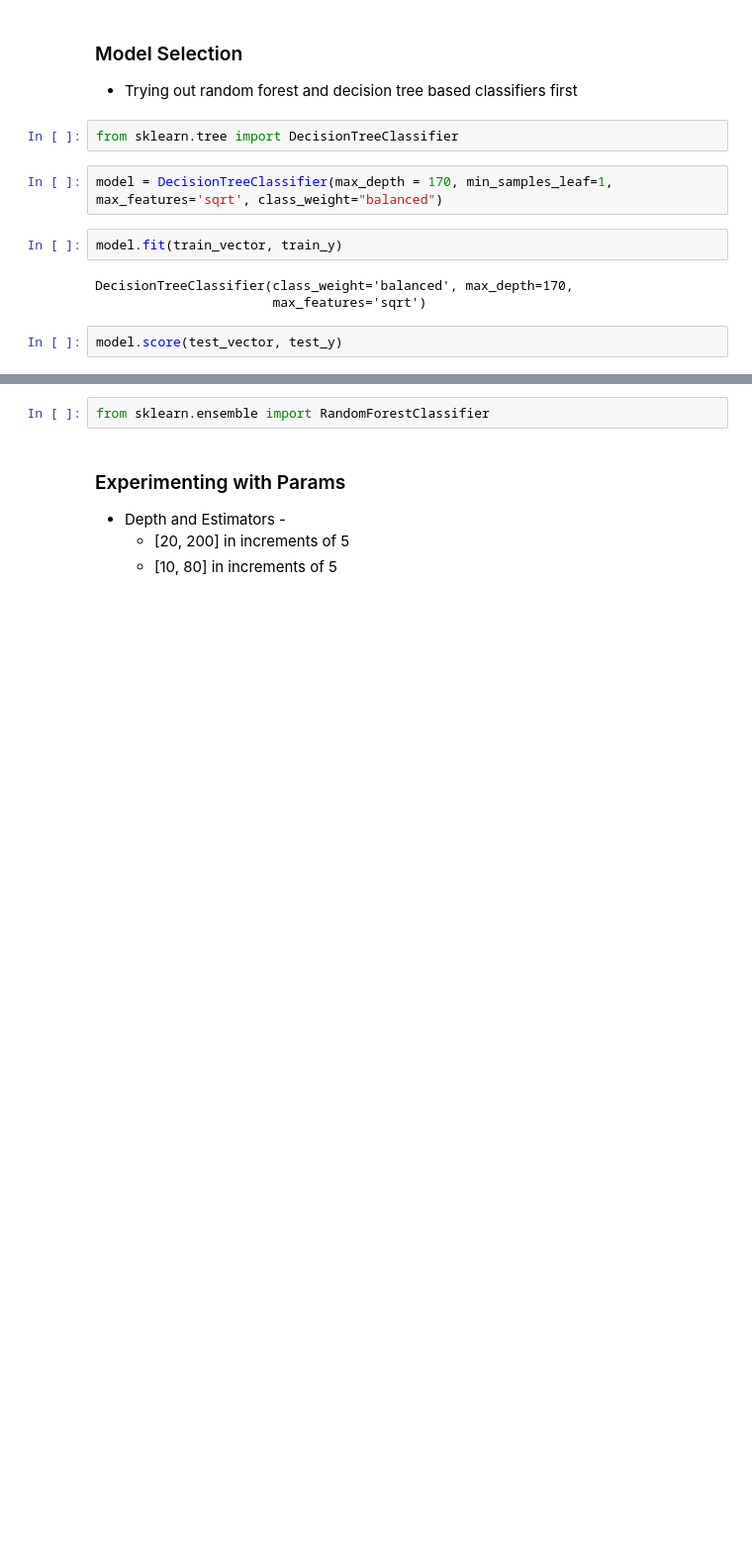
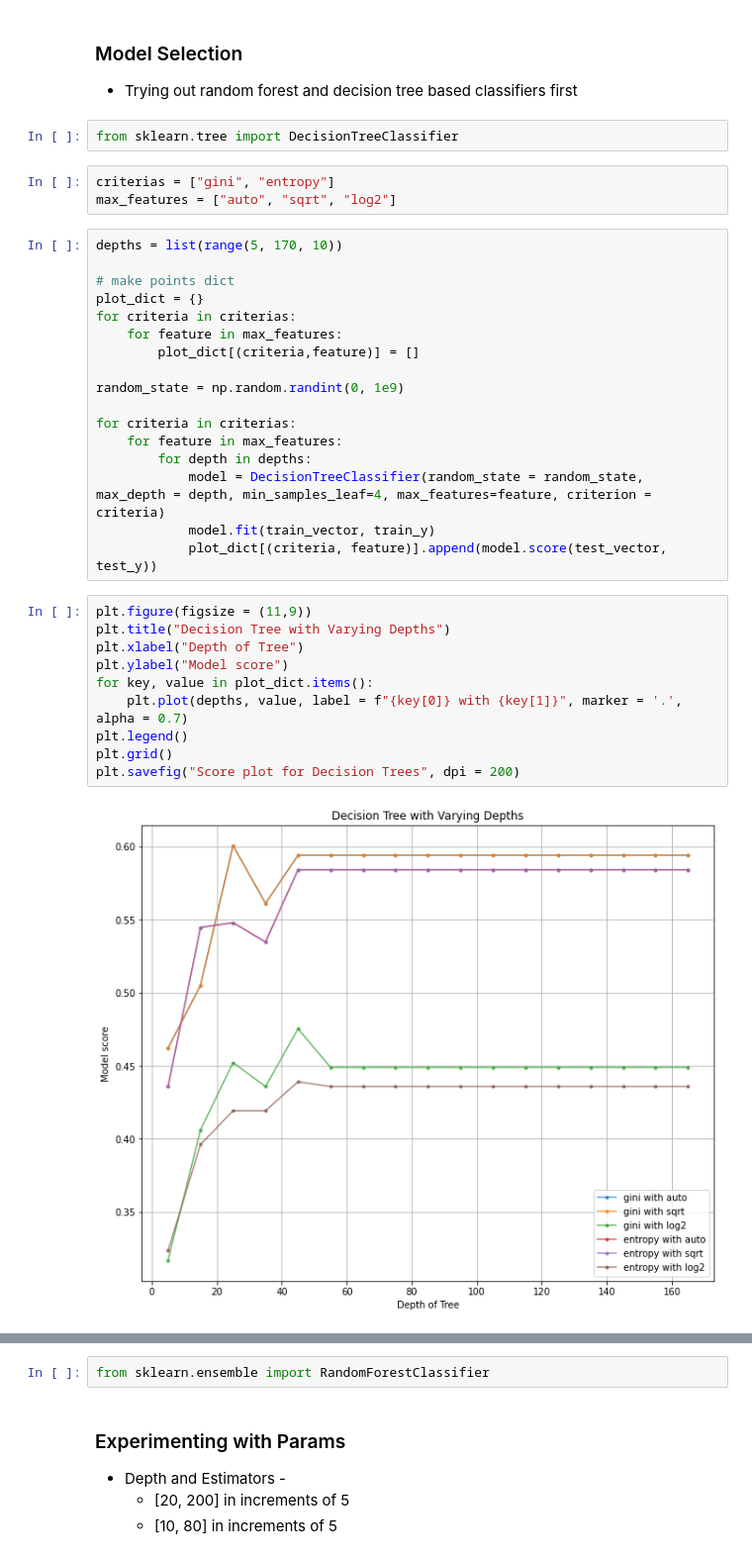
Before and after one commit to ChoiceBTP/web-classifier-build, a Jupyter notebook: model-build/Model Training + Selection.ipynb, the cells around one changed output, grey strips where cells are left out. Shown at 99% size. Saved outputs shown, nothing was run; the diff lists cells and outputs as text; blank space fills up the shorter version.

```diff
--- a/model-build/Model Training + Selection.ipynb
+++ b/model-build/Model Training + Selection.ipynb
@@ -187,12 +190,35 @@ Name: class_labels, dtype: int64
 - Trying out random forest and decision tree based classifiers first
 # %%
 from sklearn.tree import DecisionTreeClassifier
+# %%
+criterias = ["gini", "entropy"]
+max_features = ["auto", "sqrt", "log2"]
 # %%
-model = DecisionTreeClassifier(max_depth = 170, min_samples_leaf=1, max_features='sqrt', class_weight="balanced")
+depths = list(range(5, 170, 10))
+
+# make points dict
+plot_dict = {}
+for criteria in criterias:
+    for feature in max_features:
+        plot_dict[(criteria,feature)] = []
+
+random_state = np.random.randint(0, 1e9)
+
+for criteria in criterias:
+    for feature in max_features:
+        for depth in depths:
+            model = DecisionTreeClassifier(random_state = random_state, max_depth = depth, min_samples_leaf=4, max_features=feature, criterion = criteria)
+            model.fit(train_vector, train_y)
+            plot_dict[(criteria, feature)].append(model.score(test_vector, test_y))
-# %%
-model.fit(train_vector, train_y)
-# %% [output]
-DecisionTreeClassifier(class_weight='balanced', max_depth=170,
-                       max_features='sqrt')
-# %%
-model.score(test_vector, test_y)
+# %%
+plt.figure(figsize = (11,9))
+plt.title("Decision Tree with Varying Depths")
+plt.xlabel("Depth of Tree")
+plt.ylabel("Model score")
+for key, value in plot_dict.items():
+    plt.plot(depths, value, label = f"{key[0]} with {key[1]}", marker = '.', alpha = 0.7)
+plt.legend()
+plt.grid()
+plt.savefig("Score plot for Decision Trees", dpi = 200)
+# %% [output]
+[figure, added]
```
Also changed, not shown: parts of 20 cells of this notebook, 14 other files.
